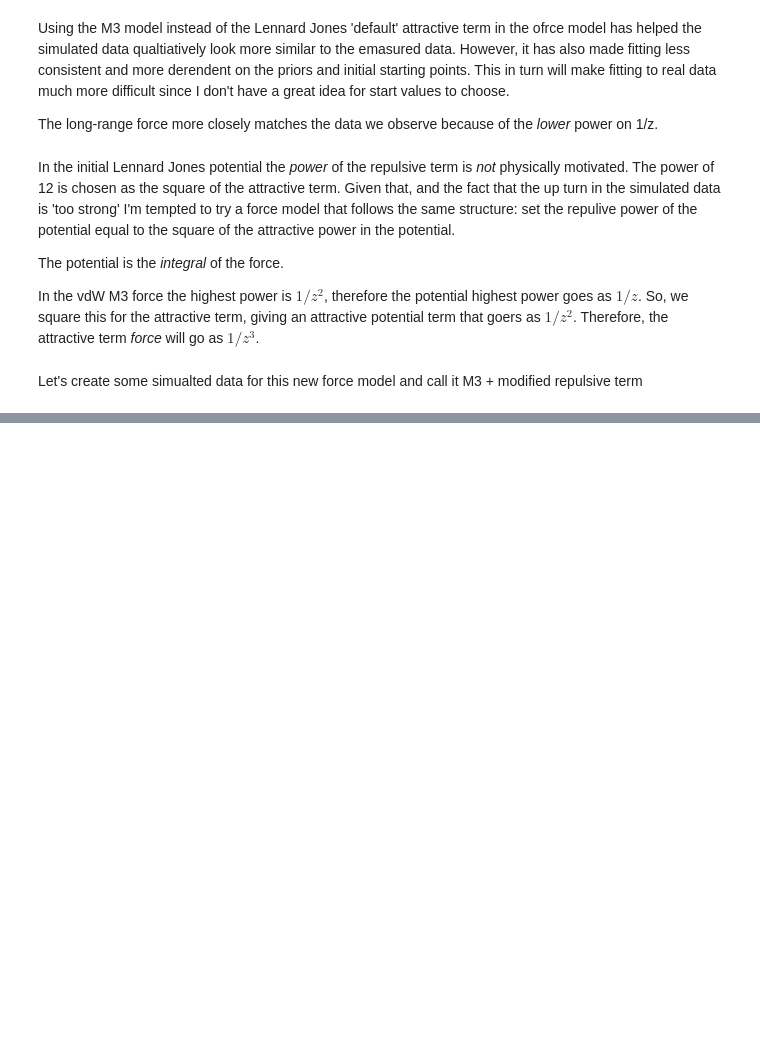
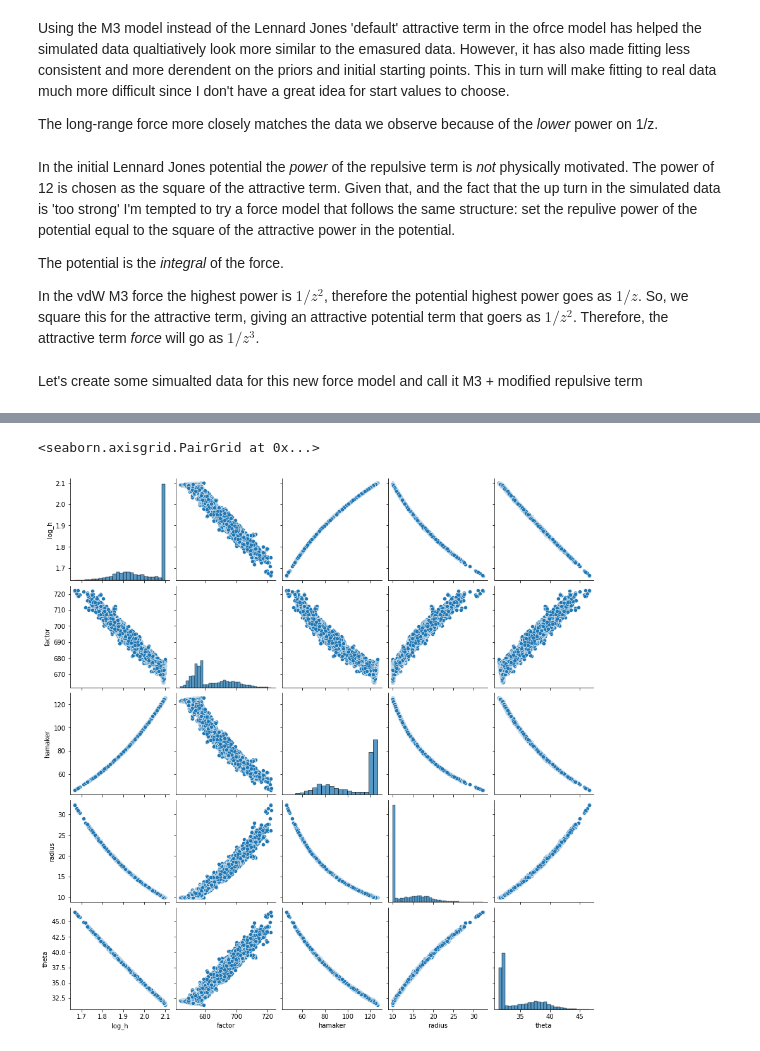
Before and after one commit to phys201/nc_AFM, a Jupyter notebook: documentation.ipynb, the cells around one changed output, grey strips where cells are left out. Cells and saved outputs as stored; diff of their text form; code cells hidden in the pictures; blank space fills up the shorter version.

```diff
--- a/documentation.ipynb
+++ b/documentation.ipynb
@@ -584,0 +769,7 @@ Let's create some simualted data for this new force model and call it M3 + modif
+# %%
+posterior_dataframe_m3 = trace.posterior.to_dataframe()
+# %%
+sns.pairplot(posterior_dataframe_m3)
+# %% [output]
+<seaborn.axisgrid.PairGrid at 0x...>
+[figure, added]
```
Also changed, not shown: parts of 14 cells of this notebook.
